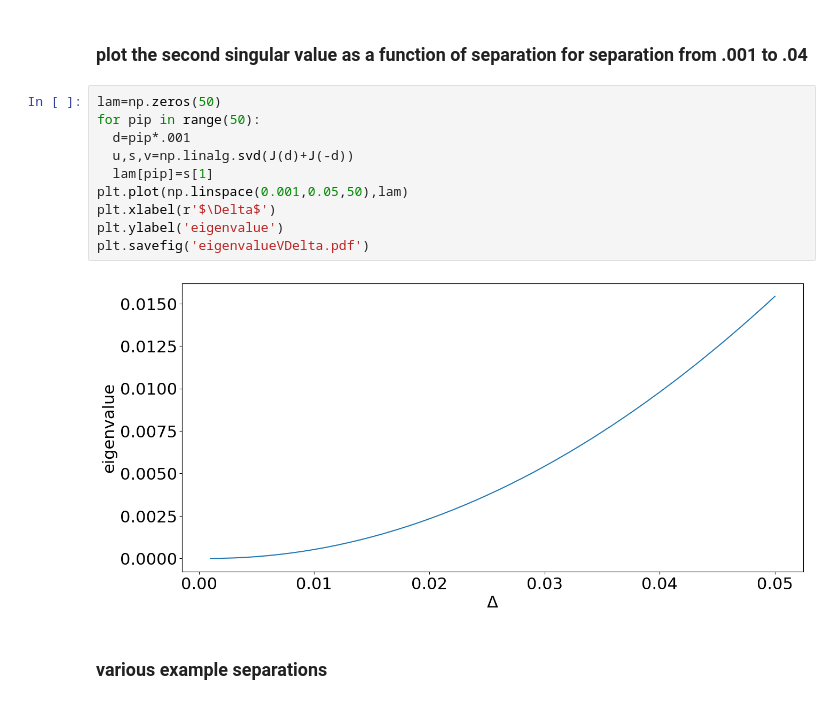
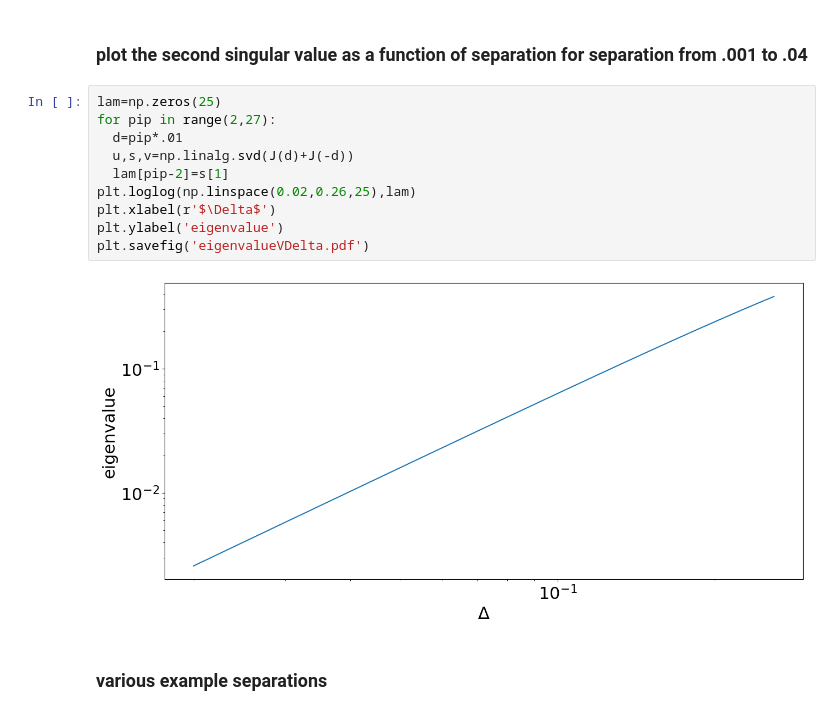
Before and after one commit to arizonaCameraLab/computationalImaging, a Jupyter notebook: Chapter8FocalImaging/coherentModes.ipynb, the cells around one changed output. Saved outputs shown, nothing was run; the diff lists cells and outputs as text.

```diff
--- a/Chapter8FocalImaging/coherentModes.ipynb
+++ b/Chapter8FocalImaging/coherentModes.ipynb
@@ -52,17 +52,17 @@ plt.plot(range(-16,16),v[0,16:48])
 # %% [markdown]
 ### plot the second singular value as a function of separation for separation from .001 to .04
 # %%
-lam=np.zeros(50)
-for pip in range(50):
-  d=pip*.001
+lam=np.zeros(25)
+for pip in range(2,27):
+  d=pip*.01
   u,s,v=np.linalg.svd(J(d)+J(-d))
-  lam[pip]=s[1]
-plt.plot(np.linspace(0.001,0.05,50),lam)
+  lam[pip-2]=s[1]
+plt.loglog(np.linspace(0.02,0.26,25),lam)
 plt.xlabel(r'$\Delta$')
 plt.ylabel('eigenvalue')
 plt.savefig('eigenvalueVDelta.pdf')
 # %% [output]
-[figure, old version]
+[figure, new version]
 # %% [markdown]
 ### various example separations
 # %%
```
